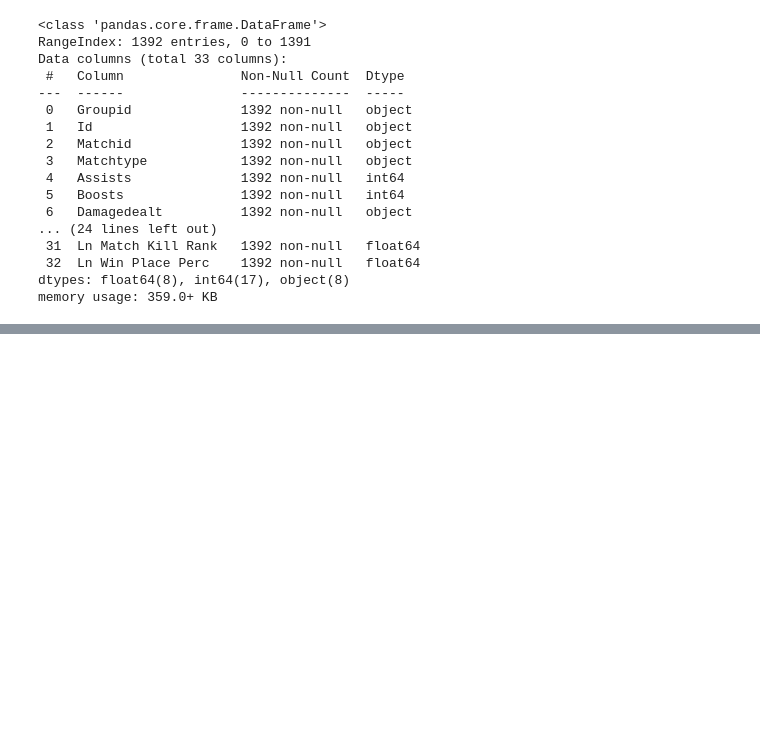
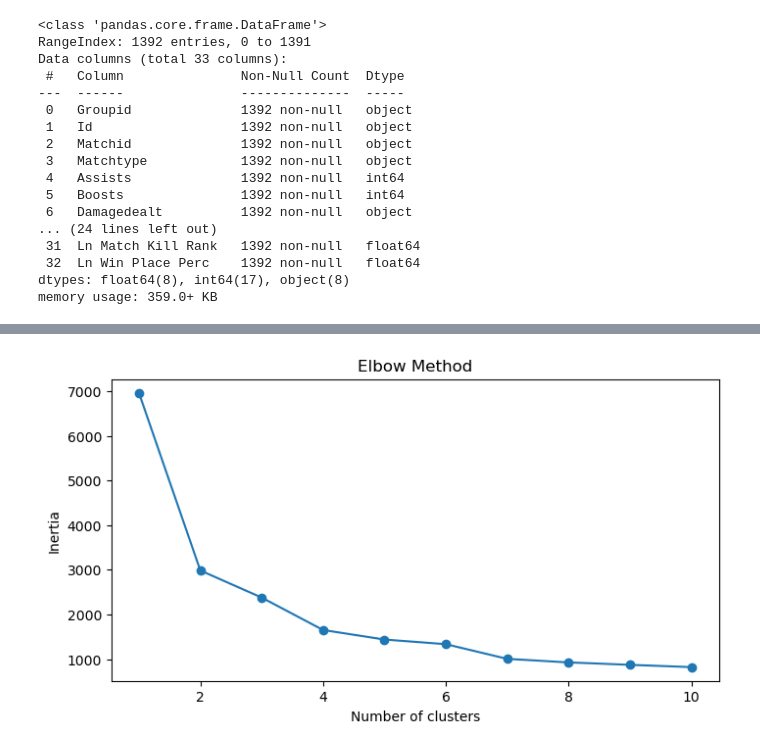
Before and after one commit to buddhathapa12/PrespectiveOnDataScience, a Jupyter notebook: ClusteringAnalysis/E923Q669_Clustering_lab01.ipynb, the cells around one changed output, grey strips where cells are left out. Saved outputs shown, nothing was run; the diff lists cells and outputs as text; code cells hidden in the pictures; blank space fills up the shorter version.

Commit message:
Worked on Feature selection and Kmeans model training and visualization

```diff
--- a/ClusteringAnalysis/E923Q669_Clustering_lab01.ipynb
+++ b/ClusteringAnalysis/E923Q669_Clustering_lab01.ipynb
@@ -184,4 +184,4 @@ from sklearn.preprocessing import StandardScaler
 
 # Normalizing data
 scaler = StandardScaler()
-clean_numeric_df_scaled = scaler.fit_transform(pubg_df_without_outliers.select_dtypes(include=[np.number]))
+clean_numeric_array_scaled = scaler.fit_transform(pubg_df_without_outliers.select_dtypes(include=[np.number]))
@@ -187,0 +204,2 @@ clean_numeric_df_scaled = scaler.fit_transform(pubg_df_without_outliers.select_d
+# %%
+clean_numeric_df_scaled = pd.DataFrame(data= clean_numeric_array_scaled, columns= pubg_df_without_outliers.select_dtypes(include=[np.number]).columns)
@@ -187,0 +246,2 @@ clean_numeric_df_scaled = scaler.fit_transform(pubg_df_without_outliers.select_d
+# %%
+clustering_data = clean_numeric_df_scaled[["Killstreaks", "Kills", "Numenemiesknocked", "Ln Damage Dealt", "Ln Match Kill Rank"]]
@@ -187,0 +251,19 @@ clean_numeric_df_scaled = scaler.fit_transform(pubg_df_without_outliers.select_d
+# %%
+# Determine the number of clusters (Elbow Method)
+
+# Assuming df_scaled is your scaled dataset
+inertia = []
+for k in range(1, 11):  # Trying different numbers of clusters
+    kmeans = KMeans(n_clusters=k, random_state=42)
+    kmeans.fit(clustering_data)
+    inertia.append(kmeans.inertia_)  # Inertia: Sum of distances of samples to their closest cluster center
+
+# Plotting the elbow graph to fdf_scaledind the optimal number of clusters
+plt.figure(figsize=(8, 4))
+plt.plot(range(1, 11), inertia, marker='o')
+plt.title('Elbow Method')
+plt.xlabel('Number of clusters')
+plt.ylabel('Inertia')
+plt.show()
+# %% [output]
+[figure, added]
```
Also changed, not shown: parts of 13 cells of this notebook.
